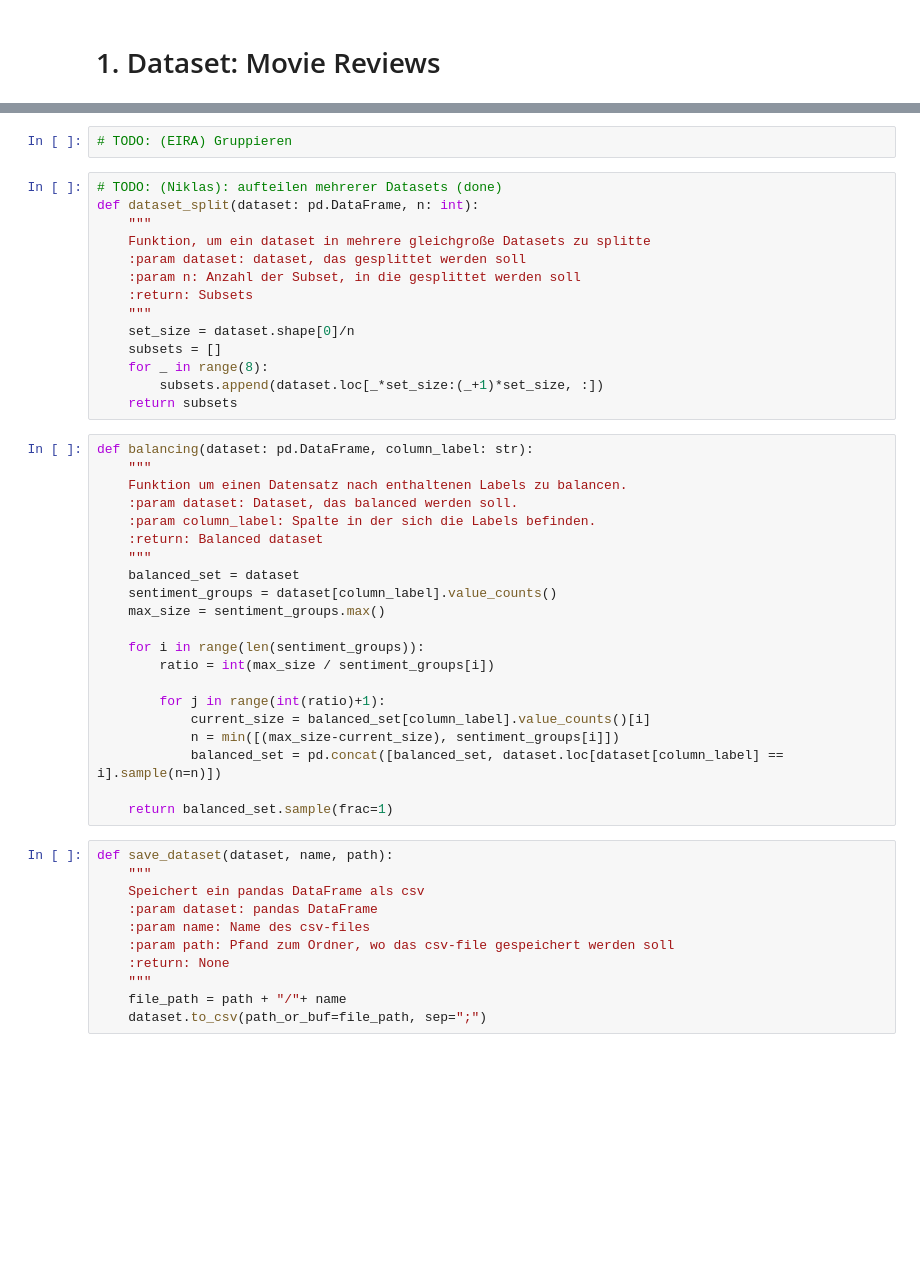
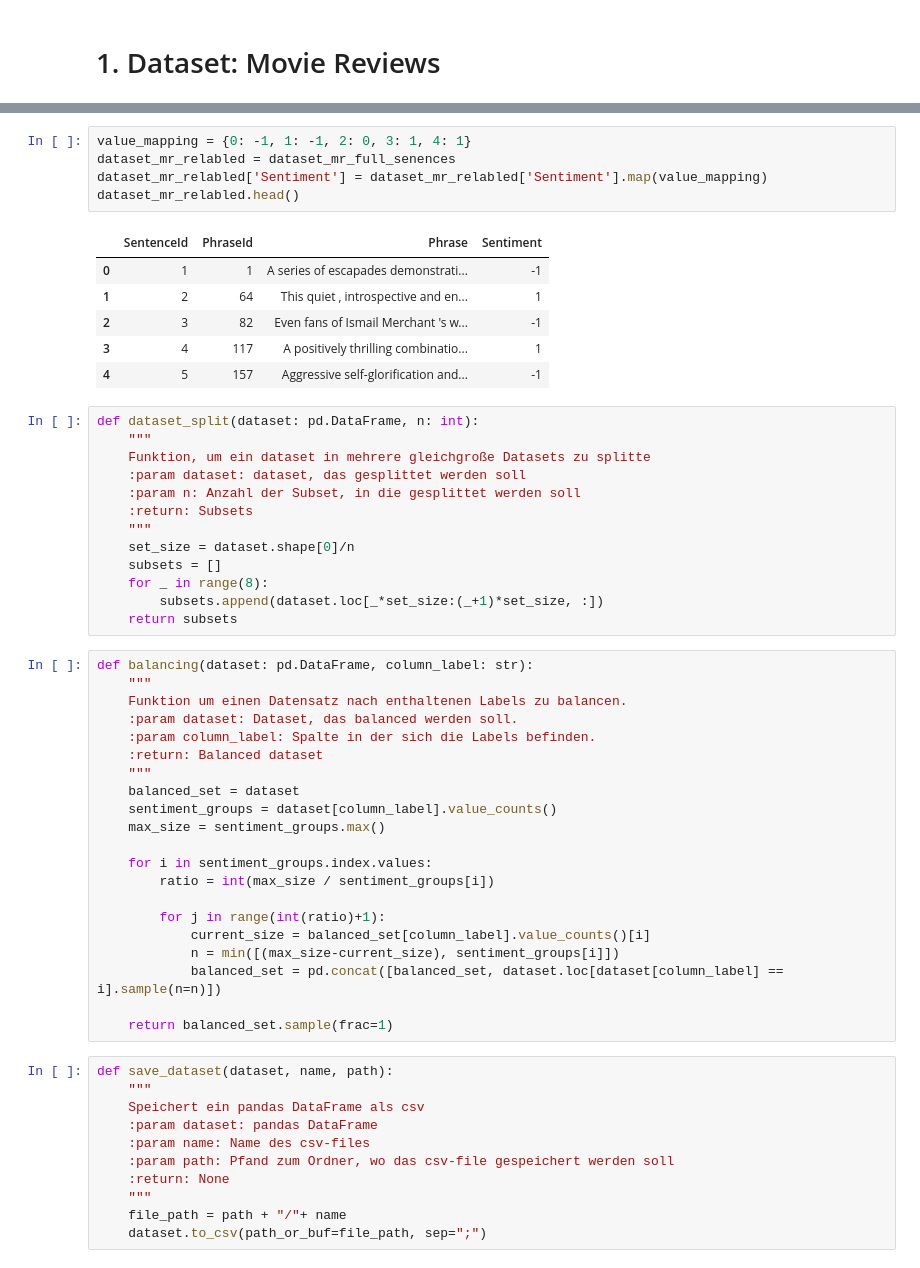
Before and after one commit to nklsKrmnn/LSC_Sentiment_Analysis, a Jupyter notebook: notebooks/ExploratoryDataAnalysis.ipynb, the cells around one changed output, grey strips where cells are left out. Cells and saved outputs as stored; diff of their text form; blank space fills up the shorter version.

```diff
--- a/notebooks/ExploratoryDataAnalysis.ipynb
+++ b/notebooks/ExploratoryDataAnalysis.ipynb
@@ -81,10 +100,19 @@ sns.countplot(x='Sentiment', data=train_set_full_sentences)
 # %% [output]
 <Axes: xlabel='Sentiment', ylabel='count'>
 [figure]
-# %%
-# TODO: (EIRA) Gruppieren
+# %%
+value_mapping = {0: -1, 1: -1, 2: 0, 3: 1, 4: 1}
+dataset_mr_relabled = dataset_mr_full_senences
+dataset_mr_relabled['Sentiment'] = dataset_mr_relabled['Sentiment'].map(value_mapping)
+dataset_mr_relabled.head()
+# %% [output]
+|  | SentenceId | PhraseId | Phrase | Sentiment |
+| 0 | 1 | 1 | A series of escapades demonstrati... | -1 |
+| 1 | 2 | 64 | This quiet , introspective and en... | 1 |
+| 2 | 3 | 82 | Even fans of Ismail Merchant 's w... | -1 |
+| 3 | 4 | 117 | A positively thrilling combinatio... | 1 |
+| 4 | 5 | 157 | Aggressive self-glorification and... | -1 |
 # %%
-# TODO: (Niklas): aufteilen mehrerer Datasets (done)
 def dataset_split(dataset: pd.DataFrame, n: int):
     """
     Funktion, um ein dataset in mehrere gleichgroße Datasets zu splitte
@@ -109,7 +137,7 @@ def balancing(dataset: pd.DataFrame, column_label: str):
     sentiment_groups = dataset[column_label].value_counts()
     max_size = sentiment_groups.max()
 
-    for i in range(len(sentiment_groups)):
+    for i in sentiment_groups.index.values:
         ratio = int(max_size / sentiment_groups[i])
 
         for j in range(int(ratio)+1):
```
Also changed, not shown: parts of 11 cells of this notebook, 17 other files.
